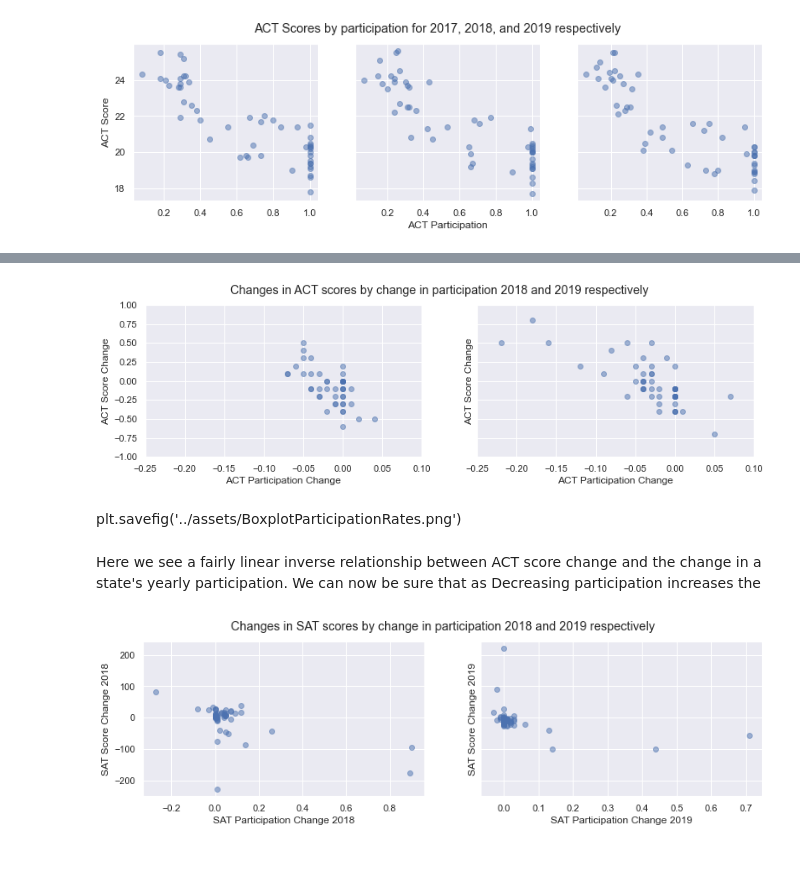
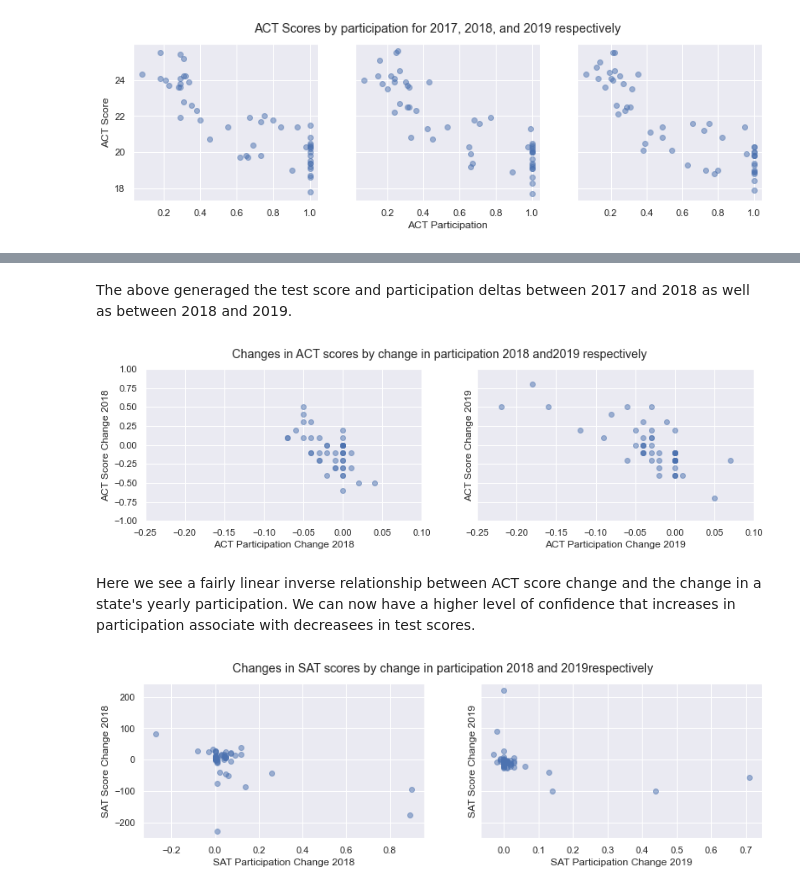
Before and after one commit to wcmohr/ScholasticExams, a Jupyter notebook: code/starter-code.ipynb, the cells around one changed output, grey strips where cells are left out. Saved outputs shown, nothing was run; the diff lists cells and outputs as text; code cells hidden in the pictures; blank space fills up the shorter version.

```diff
--- a/code/starter-code.ipynb
+++ b/code/starter-code.ipynb
@@ -1180,11 +836,0 @@ Here we see slightly declining participation in the ACT and a slight increase in
-# %%
-years = ['2017','2018','2019']
-tests = ['ACT','SAT']
-fig, axs = plt.subplots(2, 3,sharey=True)
-fig.suptitle("Boxplots of participation rates by year for ACT and SAT")
-for i in [0,1]:
-    for j in [0,1,2]:
-        axs[i,j].boxplot(test_df[f'{years[j]}_{tests[i]}_Participation'])
-        axs[i,0].set_title(f'{years[j]} {tests[i]}')
-        axs[i,0].set_ylabel('Participation')
-plt.savefig('../assets/BoxplotParticipationRates.png')
@@ -1246,5 +890,7 @@ fig.suptitle("Frequencies of scores by year for ACT")
 for j in [0,1,2]:
     axs[j].boxplot(test_df[f'{years[j]}_{tests[0]}_Score'])
     axs[j].set_title(f'{years[j]} {tests[0]}')
-plt.savefig('../assets/BoxplotParticipationRates.png')
+    axs[0].set_ylabel('ACT Score')
+plt.savefig('../assets/BoxplotParticipationRates.png',dpi=300, \
+            bbox_inches='tight')
 # %% [output]
@@ -1268,9 +914,12 @@ sns.set(rc={'figure.figsize':(10,10/2.2)})
 years = ['2017','2018','2019']
 tests = ['ACT','SAT']
 fig, axs = plt.subplots(1, 3,sharey=True)
-fig.suptitle("Frequencies of scores by year for SAT")
+fig.suptitle("Distribution of scores by year for SAT")
 # for i in [0]:
 for j in [0,1,2]:
     axs[j].boxplot(test_df[f'{years[j]}_{tests[1]}_Score'])
     axs[j].set_title(f'{years[j]} {tests[1]}')
+    axs[0].set_ylabel('SAT Score')
+plt.savefig('../assets/SAT_Score_boxplot.png',dpi=300, \
+            bbox_inches='tight')
 # %% [output]
@@ -1398,32 +1033,29 @@ test_delta.head(5)
 | Arizona | 0.04 | -0.5 | -0.01 | 33.0 | ... |
 | Arkansas | 0.00 | 0.0 | 0.02 | -39.0 | ... |
 | California | -0.04 | -0.1 | 0.07 | 21.0 | ... |
+# %% [markdown]
+The above generaged the test score and participation deltas between 2017 and 2018 as well as between 2018 and 2019.
 # %%
 sns.set(rc={'figure.figsize':(13,10/3)})
 years = ['2018','2019']
 tests = ['ACT','SAT']
 fig, axs = plt.subplots(1, 2,sharey=True)
-fig.suptitle("Changes in ACT scores by change in participation 2018 and 2019 respectively")
-# axs.set_ylabel('Proportion')
-
+fig.suptitle("Changes in ACT scores by change in participation 2018 and\
+2019 respectively")
 
 for j in [0,1]:
     axs[j].scatter(x=test_delta[f'{years[j]}_ACT_Participation_Change'],\
                      y = test_delta[f'{years[j]}_ACT_Score_Change'],
                      alpha = .5)
-#     test_df[f'{years[j]}_ACT_Participation']/2
-    # axs[j].set_title(f'{years[j]} {tests[i]}')
-    axs[j].set_ylabel('ACT Score Change')
-    axs[j].set_xlabel('ACT Participation Change')
+    axs[j].set_ylabel(f'ACT Score Change {years[j]}')
+    axs[j].set_xlabel(f'ACT Participation Change {years[j]}')
     axs[j].set_xlim([-.25,.1])
     axs[j].set_ylim([-1,1])
-    plt.savefig('../assets/Deltas_ACT_scores_participation.png')
+    plt.savefig('../assets/Deltas_ACT_scores_participation.png',dpi=300, bbox_inches='tight')
 # %% [output]
-[figure, old version]
+[figure, new version]
-# %% [markdown]
-plt.savefig('../assets/BoxplotParticipationRates.png')
 # %% [markdown]
-Here we see a fairly linear inverse relationship between ACT score change and the change in a state's yearly participation.  We can now be sure that as Decreasing participation increases the
+Here we see a fairly linear inverse relationship between ACT score change and the change in a state's yearly participation.  We can now have a higher level of confidence that increases in participation associate with decreasees in test scores.
 # %%
 sns.set(rc={'figure.figsize':(13,10/3)})
 years = ['2018','2019']
```
Also changed, not shown: parts of 137 cells of this notebook, 20 other files.
